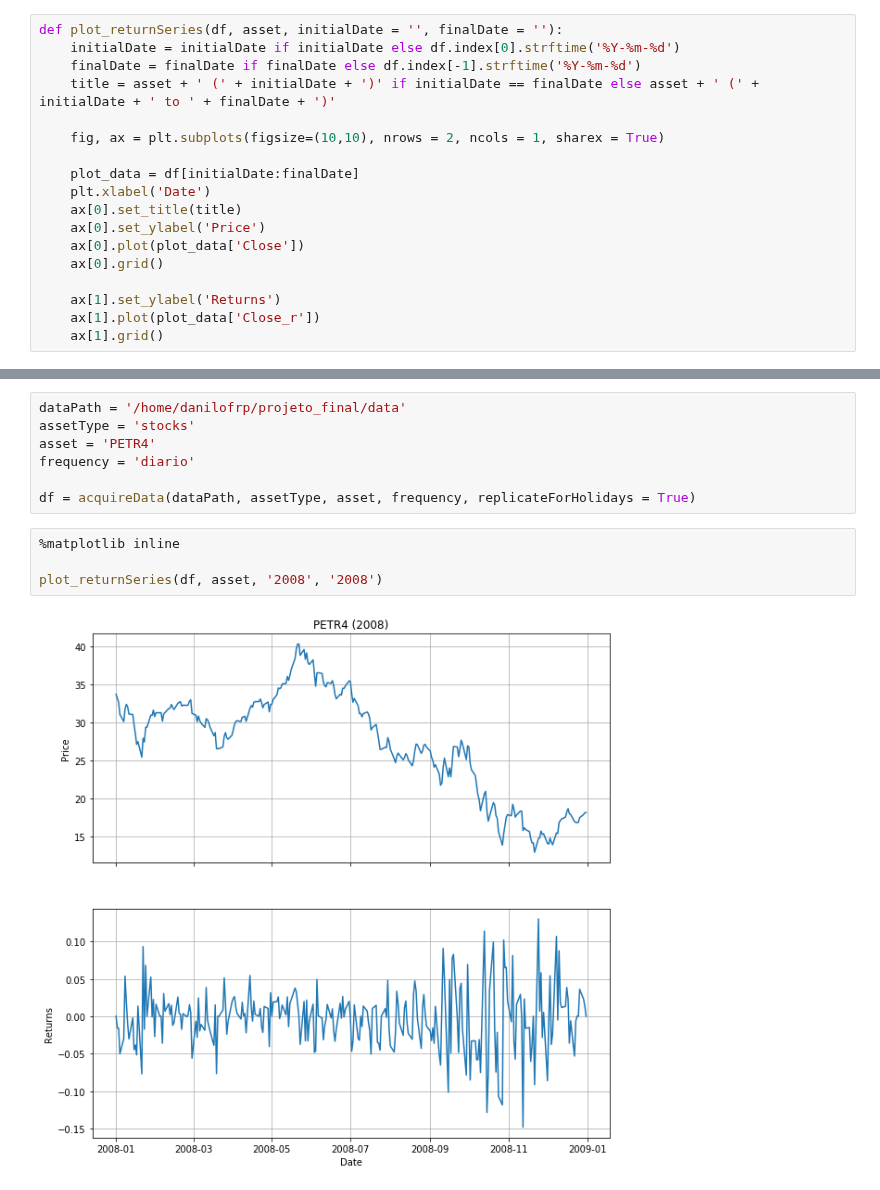
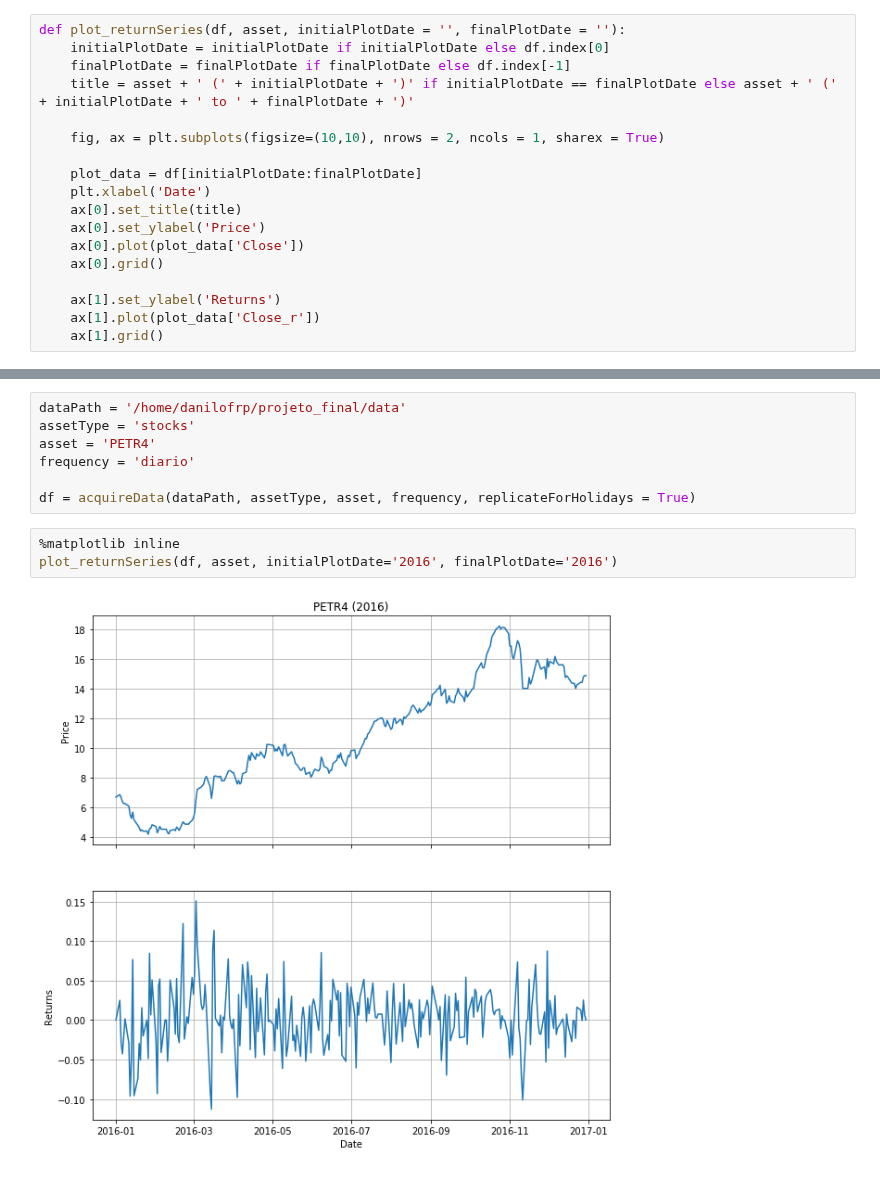
Before and after one commit to danilofrp/neural-stocks, a Jupyter notebook: notebooks/PreProcessing.ipynb, the cells around one changed output, grey strips where cells are left out. Saved outputs shown, nothing was run; the diff lists cells and outputs as text.

```diff
--- a/notebooks/PreProcessing.ipynb
+++ b/notebooks/PreProcessing.ipynb
@@ -39,14 +40,14 @@ def acquireData(path, assetType, asset, samplingFrequency, replicateForHolidays
 
     return df
 # %%
-def plot_returnSeries(df, asset, initialDate = '', finalDate = ''):
-    initialDate = initialDate if initialDate else df.index[0].strftime('%Y-%m-%d')
-    finalDate = finalDate if finalDate else df.index[-1].strftime('%Y-%m-%d')
-    title = asset + ' (' + initialDate + ')' if initialDate == finalDate else asset + ' (' + initialDate + ' to ' + finalDate + ')'
+def plot_returnSeries(df, asset, initialPlotDate = '', finalPlotDate = ''):
+    initialPlotDate = initialPlotDate if initialPlotDate else df.index[0]
+    finalPlotDate = finalPlotDate if finalPlotDate else df.index[-1]
+    title = asset + ' (' + initialPlotDate + ')' if initialPlotDate == finalPlotDate else asset + ' (' + initialPlotDate + ' to ' + finalPlotDate + ')'
 
     fig, ax = plt.subplots(figsize=(10,10), nrows = 2, ncols = 1, sharex = True)
 
-    plot_data = df[initialDate:finalDate]
+    plot_data = df[initialPlotDate:finalPlotDate]
     plt.xlabel('Date')
     ax[0].set_title(title)
     ax[0].set_ylabel('Price')
@@ -108,9 +140,8 @@ frequency = 'diario'
 df = acquireData(dataPath, assetType, asset, frequency, replicateForHolidays = True)
 # %%
 %matplotlib inline
-
-plot_returnSeries(df, asset, '2008', '2008')
+plot_returnSeries(df, asset, initialPlotDate='2016', finalPlotDate='2016')
 # %% [output]
-[figure, old version]
+[figure, new version]
 # %%
 %matplotlib inline
```
Also changed, not shown: parts of 6 cells of this notebook, 1 other file.
